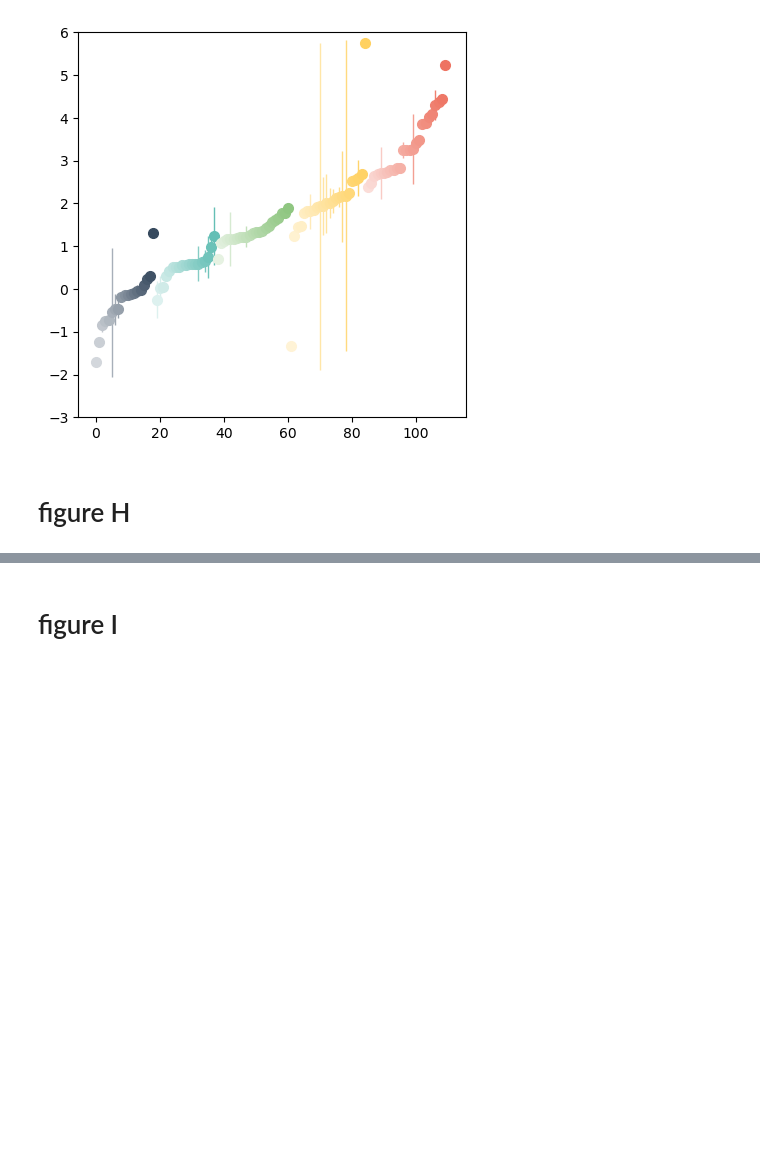
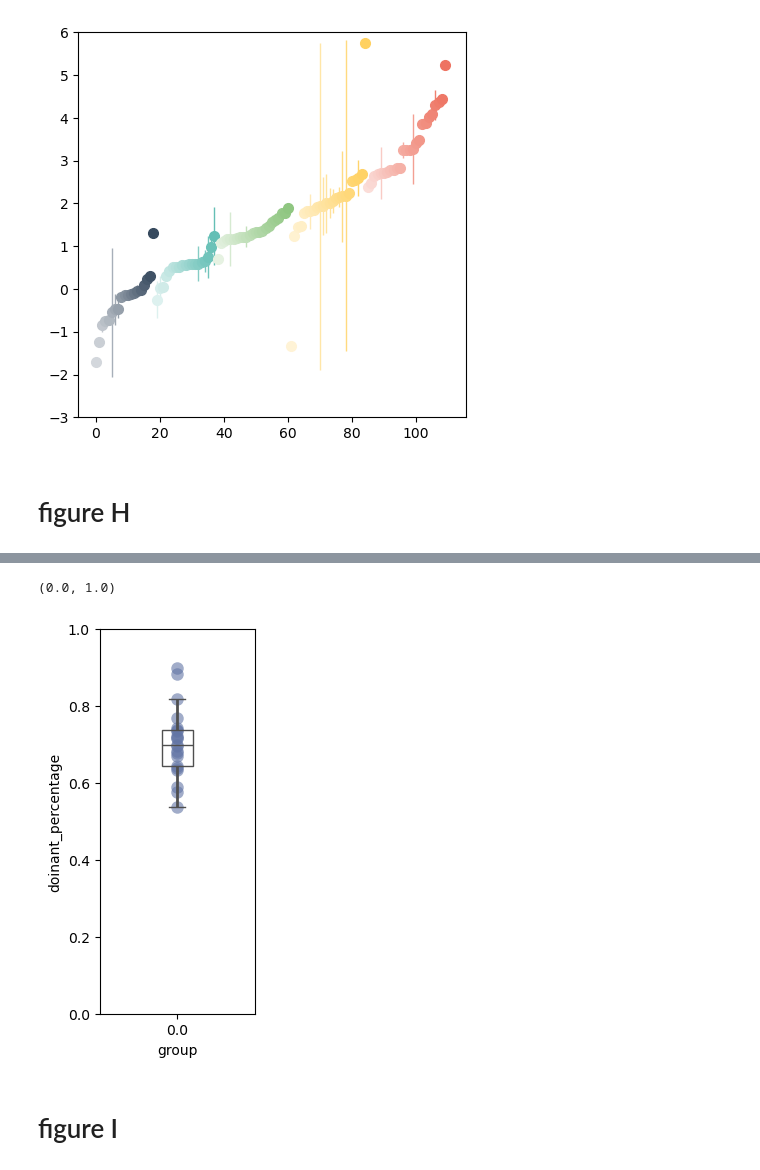
Before and after one commit to EmmettJT/procedural_replay_paper_2025, a Jupyter notebook: figure2/figure2_plots.ipynb, the cells around one changed output, grey strips where cells are left out. Drawn from its saved outputs; the diff is of its cells as text; code cells hidden in the pictures; blank space fills up the shorter version.

```diff
--- a/figure2/figure2_plots.ipynb
+++ b/figure2/figure2_plots.ipynb
@@ -642,2 +528,22 @@ no neighbours 268_1_10_run_0606023_0235
+# %%
+dominance_a_a = f2_data_dict['latent_composition_dict']['dominance_a_a']
+
+### donimant proportion
+fig,ax= plt.subplots(1, 1,figsize=(2, 5))
+means = []
+for list_doms in dominance_a_a:
+    means += [np.nanmean(list_doms)]
+ax.plot(np.zeros(len(means)),means,'o',color = '#6275A5', markersize = 9,alpha = 0.6, markeredgewidth=0.0)
+
+plot_df = pd.DataFrame({'group': np.zeros(len(means)), 'doinant_percentage': means}, )
+
+ax=sns.boxplot( y = 'doinant_percentage', x = 'group', data = plot_df, color = '#6275A5', width = .2, zorder = 10,\
+            showcaps = True, boxprops = {'facecolor':'none', "zorder":10},\
+            showfliers=False, whiskerprops = {'linewidth':2, "zorder":10},\
+               saturation = 1, orient = 'v',ax = ax)
+ax.set_ylim(0,1)
+# %% [output]
+(0.0, 1.0)
+[figure, added]
 # %% [markdown]
 # figure I
```
Also changed, not shown: parts of 10 cells of this notebook, 9 other files.
